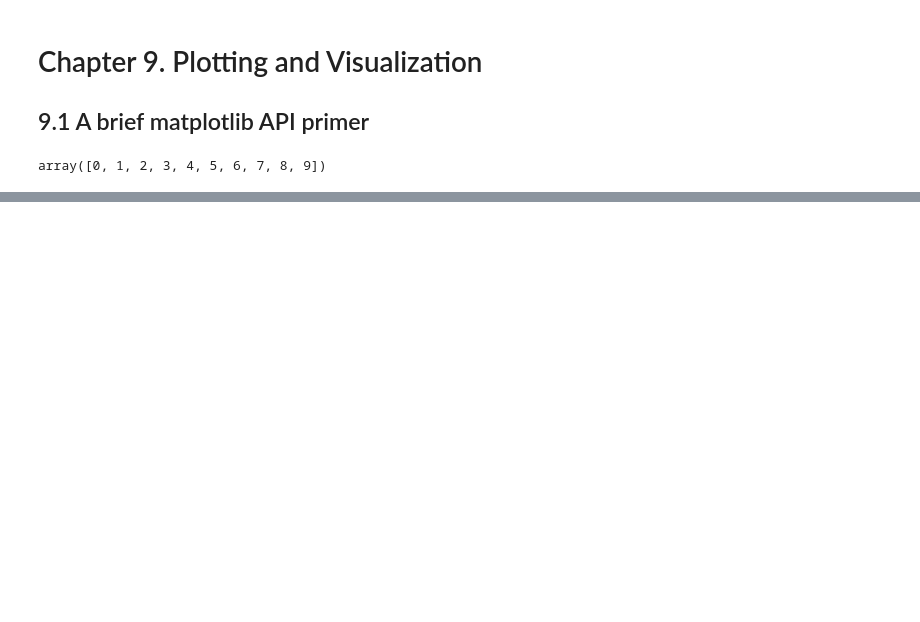
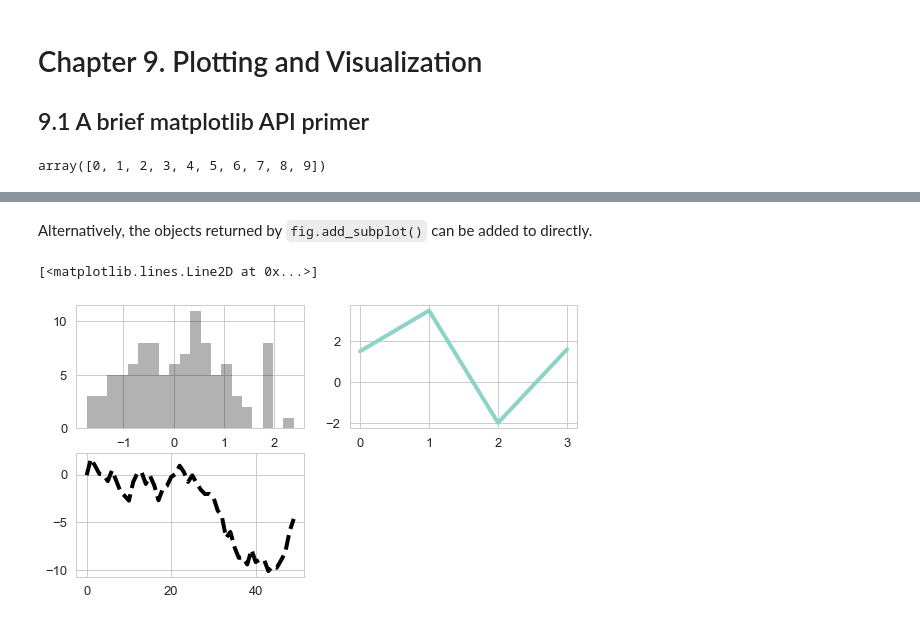
Before and after one commit to jhrcook/100DaysOfPython, a Jupyter notebook: PythonForDataAnalysis/pfda_ch9.ipynb, the cells around one changed output, grey strips where cells are left out. Drawn from its saved outputs; the diff is of its cells as text; code cells hidden in the pictures; blank space fills up the shorter version.

```diff
--- a/PythonForDataAnalysis/pfda_ch9.ipynb
+++ b/PythonForDataAnalysis/pfda_ch9.ipynb
@@ -24,0 +53,15 @@ plt.plot(data)
+# %% [markdown]
+Alternatively, the objects returned by `fig.add_subplot()` can be added to directly.
+# %%
+fig = plt.figure()
+ax1 = fig.add_subplot(2, 2, 1)
+ax1.hist(np.random.randn(100), bins=20, color='k', alpha=0.3)
+
+ax2 = fig.add_subplot(2, 2, 2)
+plt.plot([1.5, 3.5, -2, 1.6])
+
+ax3 = fig.add_subplot(2, 2, 3)
+plt.plot(np.random.randn(50).cumsum(), 'k--')
+# %% [output]
+[<matplotlib.lines.Line2D at 0x...>]
+[figure, added]
```
Also changed, not shown: parts of 29 cells of this notebook, 31 other files.
